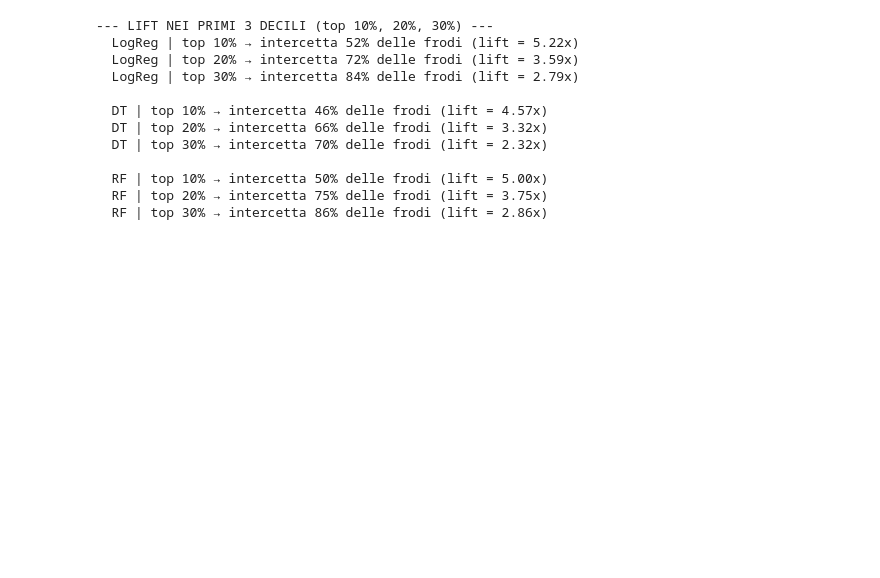
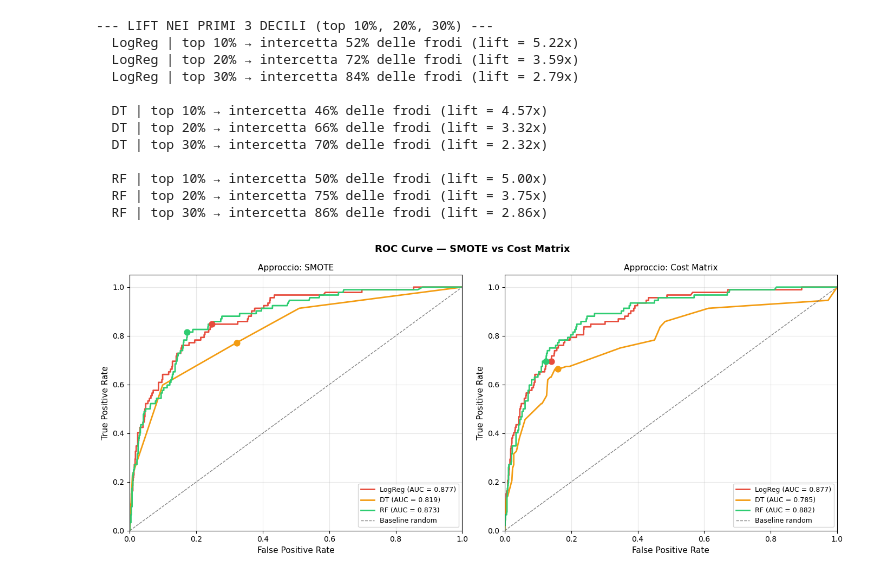
Before and after one commit to aronetommaso/DS_Lab, a Jupyter notebook: lore_trio/research_question2.ipynb, the cells around one changed output. Drawn from its saved outputs; the diff is of its cells as text; code cells hidden in the pictures; blank space fills up the shorter version.

Commit message:
Cost-SMOTE comparison

```diff
--- a/lore_trio/research_question2.ipynb
+++ b/lore_trio/research_question2.ipynb
@@ -1583,3 +1583,98 @@ for name, df_l in lift_data.items():
   RF | top 10% → intercetta 50% delle frodi (lift = 5.00x)
   RF | top 20% → intercetta 75% delle frodi (lift = 3.75x)
   RF | top 30% → intercetta 86% delle frodi (lift = 2.86x)
+# %%
+# =========================================================
+# ROC CURVE — CONFRONTO TUTTI I MODELLI (SMOTE vs COST MATRIX)
+# =========================================================
+
+fig, axes = plt.subplots(1, 2, figsize=(14, 6))
+fig.suptitle("ROC Curve — SMOTE vs Cost Matrix", fontsize=13, fontweight='bold')
+
+# ── palette ──────────────────────────────────────────────
+palette = {
+    'LogReg': '#e74c3c',
+    'DT':     '#f39c12',
+    'RF':     '#2ecc71',
+}
+
+# ── modelli SMOTE (già addestrati) ───────────────────────
+smote_models = {
+    'LogReg': log_reg,
+    'DT':     dt_best_model,
+    'RF':     rf_best_model,
+}
+
+# ── modelli Cost Matrix (già addestrati) ─────────────────
+cost_models = {
+    'LogReg': log_cost,
+    'DT':     dt_cost,
+    'RF':     rf_cost,
+}
+
+for ax, (models_dict, title) in zip(axes, [
+    (smote_models, 'SMOTE'),
+    (cost_models,  'Cost Matrix'),
+]):
+    for name, model in models_dict.items():
+        y_prob  = model.predict_proba(X_test_13)[:, 1]
+        fpr, tpr, _ = roc_curve(y_test, y_prob)
+        roc_auc = auc(fpr, tpr)
+
+        ax.plot(fpr, tpr,
+                linewidth=2,
+                color=palette[name],
+                label=f'{name} (AUC = {roc_auc:.3f})')
+
+        # punto soglia 0.35 sulla curva
+        thresh_map   = roc_curve(y_test, y_prob)
+        roc_thresh   = thresh_map[2]
+        thresh_idx   = np.argmin(np.abs(roc_thresh - THRESHOLD))
+        ax.scatter(fpr[thresh_idx], tpr[thresh_idx],
+                   color=palette[name], s=60, zorder=5)
+
+    ax.plot([0, 1], [0, 1], '--', linewidth=1,
+            color='grey', label='Baseline random')
+
+    ax.set_xlim([0, 1])
+    ax.set_ylim([0, 1.05])
+    ax.set_xlabel("False Positive Rate", fontsize=11)
+    ax.set_ylabel("True Positive Rate", fontsize=11)
+    ax.set_title(f"Approccio: {title}", fontsize=11)
+    ax.legend(loc='lower right', fontsize=9)
+    ax.grid(True, alpha=0.3)
+
+plt.tight_layout()
+plt.show()
+
+# ── ROC comparativa unica: RF SMOTE vs RF Cost Matrix ────
+# (il confronto più pulito per il pitch — stesso modello, due approcci)
+fig, ax = plt.subplots(figsize=(7, 6))
+
+for label, model, ls in [
+    ('RF — SMOTE',       rf_best_model, '-'),
+    ('RF — Cost Matrix', rf_cost,       '--'),
+]:
+    y_prob  = model.predict_proba(X_test_13)[:, 1]
+    fpr, tpr, roc_thresh = roc_curve(y_test, y_prob)
+    roc_auc = auc(fpr, tpr)
+    ax.plot(fpr, tpr, linestyle=ls, linewidth=2,
+            color='#2ecc71', label=f'{label} (AUC = {roc_auc:.3f})')
+
+    thresh_idx = np.argmin(np.abs(roc_thresh - THRESHOLD))
+    ax.scatter(fpr[thresh_idx], tpr[thresh_idx],
+               color='#2ecc71', s=80, zorder=5)
+    ax.annotate(f"  soglia {THRESHOLD}\n  TPR={tpr[thresh_idx]:.2f}",
+                xy=(fpr[thresh_idx], tpr[thresh_idx]),
+                fontsize=8, color='#2ecc71')
+
+ax.plot([0, 1], [0, 1], '--', linewidth=1, color='grey', label='Baseline')
+ax.set_xlim([0, 1]); ax.set_ylim([0, 1.05])
+ax.set_xlabel("False Positive Rate"); ax.set_ylabel("True Positive Rate")
+ax.set_title("RF — SMOTE vs Cost Matrix\n(punto = soglia 0.35)", fontsize=11)
+ax.legend(loc='lower right', fontsize=9)
+ax.grid(True, alpha=0.3)
+plt.tight_layout()
+plt.show()
+# %% [output]
+[figure, added]
```
Also changed, not shown: parts of 3 cells of this notebook.
